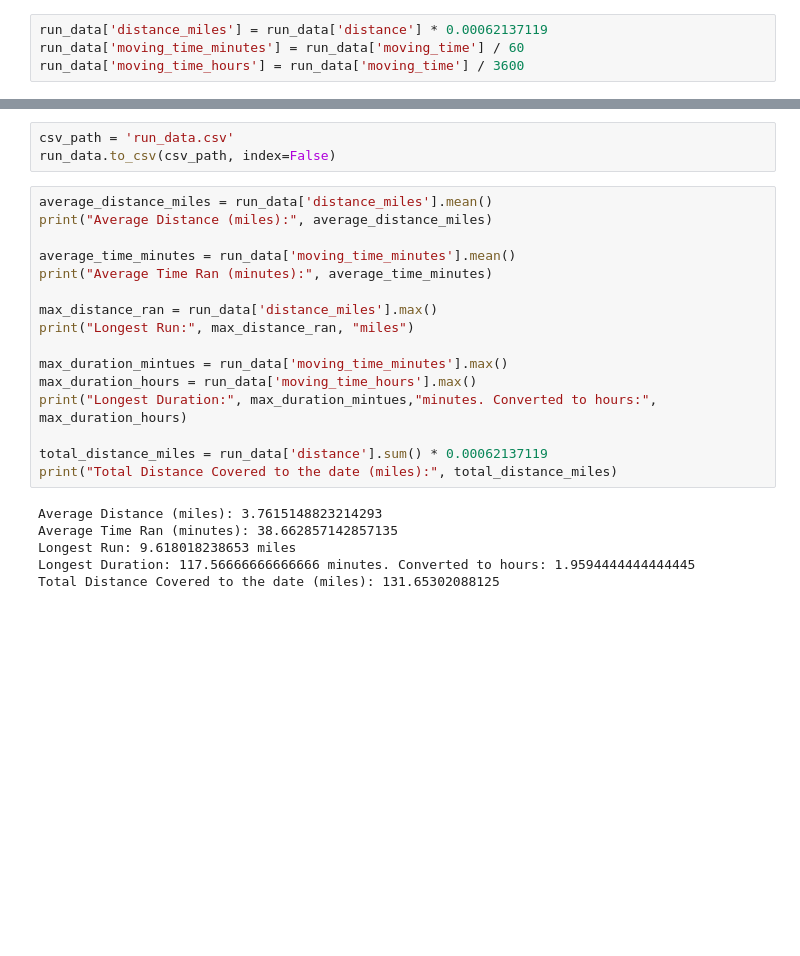
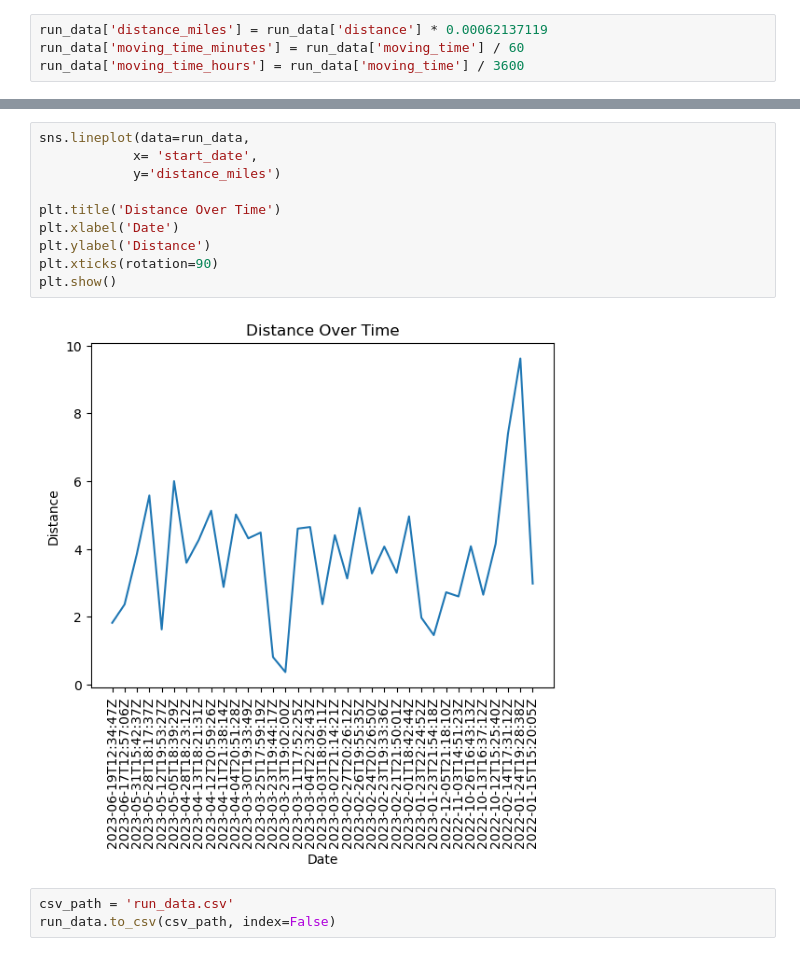
Before and after one commit to jsphotos205/strava, a Jupyter notebook: strava_api.ipynb, the cells around one changed output, grey strips where cells are left out. Cells and saved outputs as stored; diff of their text form; blank space fills up the shorter version.

```diff
--- a/strava_api.ipynb
+++ b/strava_api.ipynb
@@ -174,25 +209,15 @@ run_data['moving_time_hours'] = run_data['moving_time'] / 3600
+# %%
+sns.lineplot(data=run_data,
+            x= 'start_date',
+            y='distance_miles')
+
+plt.title('Distance Over Time')
+plt.xlabel('Date')
+plt.ylabel('Distance')
+plt.xticks(rotation=90)
+plt.show()
+# %% [output]
+[figure, added]
 # %%
 csv_path = 'run_data.csv'
 run_data.to_csv(csv_path, index=False)
-# %%
-average_distance_miles = run_data['distance_miles'].mean()
-print("Average Distance (miles):", average_distance_miles)
-
-average_time_minutes = run_data['moving_time_minutes'].mean()
-print("Average Time Ran (minutes):", average_time_minutes)
-
-max_distance_ran = run_data['distance_miles'].max()
-print("Longest Run:", max_distance_ran, "miles")
-
-max_duration_mintues = run_data['moving_time_minutes'].max()
-max_duration_hours = run_data['moving_time_hours'].max()
-print("Longest Duration:", max_duration_mintues,"minutes. Converted to hours:", max_duration_hours)
-
-total_distance_miles = run_data['distance'].sum() * 0.00062137119
-print("Total Distance Covered to the date (miles):", total_distance_miles)
-# %% [output]
-Average Distance (miles): 3.7615148823214293
-Average Time Ran (minutes): 38.662857142857135
-Longest Run: 9.618018238653 miles
-Longest Duration: 117.56666666666666 minutes. Converted to hours: 1.9594444444444445
-Total Distance Covered to the date (miles): 131.65302088125
```
Also changed, not shown: parts of 3 cells of this notebook, 4 other files.
